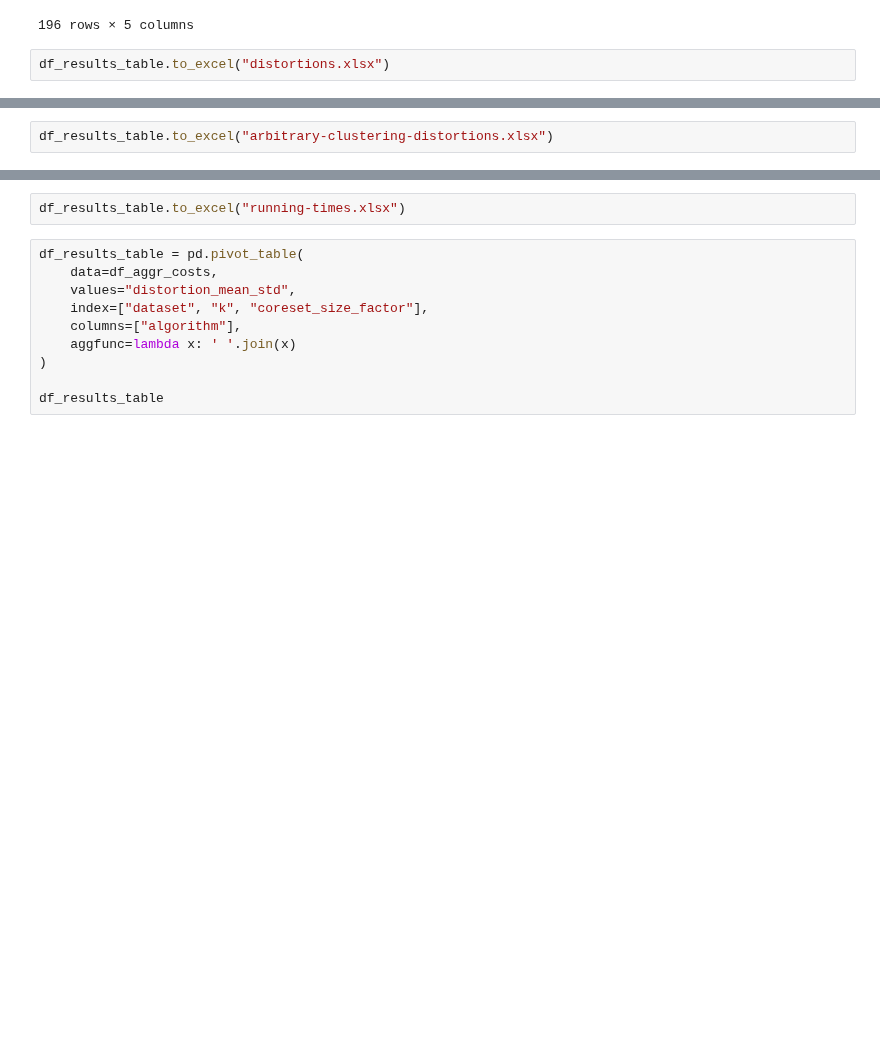
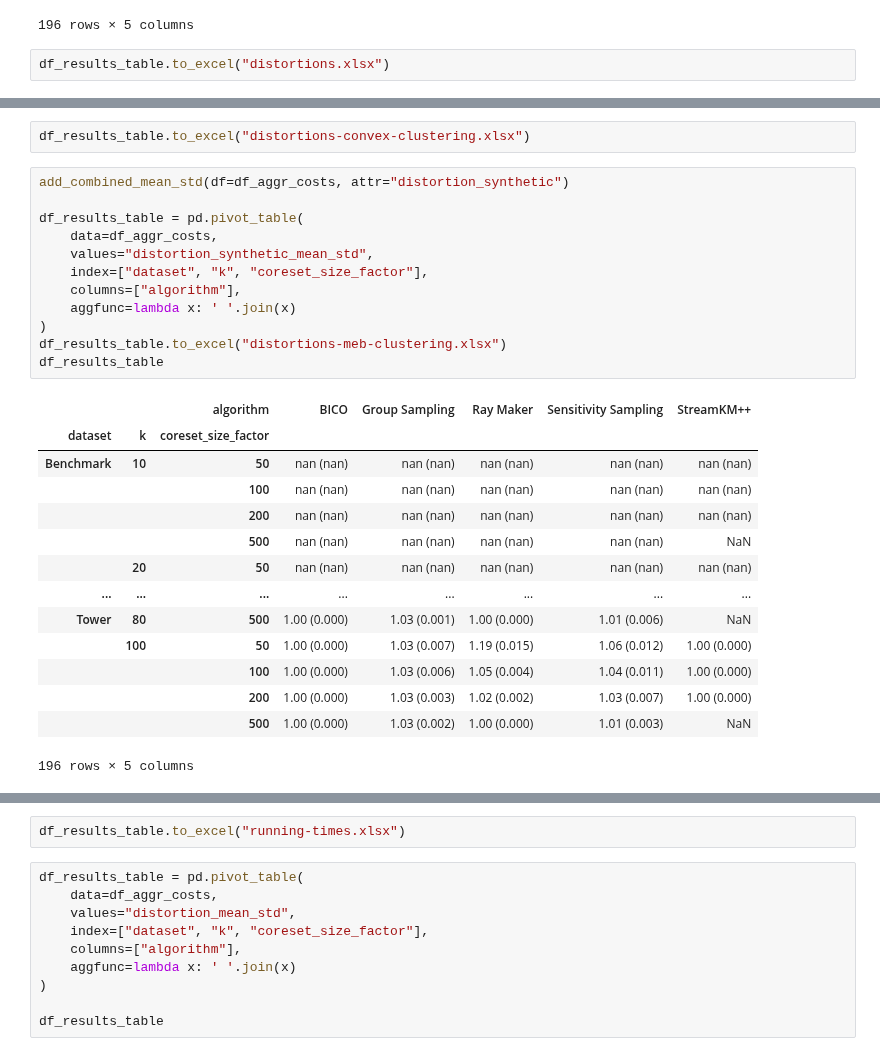
Before and after one commit to sheikhomar/coresets-bench, a Jupyter notebook: pynb/27-updated-results.ipynb, the cells around one changed output, grey strips where cells are left out. Drawn from its saved outputs; the diff is of its cells as text; blank space fills up the shorter version.

Commit message:
Updated results.

```diff
--- a/pynb/27-updated-results.ipynb
+++ b/pynb/27-updated-results.ipynb
@@ -299,6 +311,33 @@ df_results_table
 196 rows × 5 columns
 # %%
-df_results_table.to_excel("arbitrary-clustering-distortions.xlsx")
+df_results_table.to_excel("distortions-convex-clustering.xlsx")
+# %%
+add_combined_mean_std(df=df_aggr_costs, attr="distortion_synthetic")
+
+df_results_table = pd.pivot_table(
+    data=df_aggr_costs,
+    values="distortion_synthetic_mean_std",
+    index=["dataset", "k", "coreset_size_factor"],
+    columns=["algorithm"],
+    aggfunc=lambda x: ' '.join(x)
+)
+df_results_table.to_excel("distortions-meb-clustering.xlsx")
+df_results_table
+# %% [output]
+|  |  | algorithm | BICO | Group Sampling | Ray Maker | Sensitivity Sampling | StreamKM++ |
+| dataset | k | coreset_size_factor |  |  |  |  |  |
+| Benchmark | 10 | 50 | nan (nan) | nan (nan) | nan (nan) | nan (nan) | nan (nan) |
+|  |  | 100 | nan (nan) | nan (nan) | nan (nan) | nan (nan) | nan (nan) |
+|  |  | 200 | nan (nan) | nan (nan) | nan (nan) | nan (nan) | nan (nan) |
+|  |  | 500 | nan (nan) | nan (nan) | nan (nan) | nan (nan) | NaN |
+|  | 20 | 50 | nan (nan) | nan (nan) | nan (nan) | nan (nan) | nan (nan) |
+| ... | ... | ... | ... | ... | ... | ... | ... |
+| Tower | 80 | 500 | 1.00 (0.000) | 1.03 (0.001) | 1.00 (0.000) | 1.01 (0.006) | NaN |
+|  | 100 | 50 | 1.00 (0.000) | 1.03 (0.007) | 1.19 (0.015) | 1.06 (0.012) | 1.00 (0.000) |
+|  |  | 100 | 1.00 (0.000) | 1.03 (0.006) | 1.05 (0.004) | 1.04 (0.011) | 1.00 (0.000) |
+|  |  | 200 | 1.00 (0.000) | 1.03 (0.003) | 1.02 (0.002) | 1.03 (0.007) | 1.00 (0.000) |
+|  |  | 500 | 1.00 (0.000) | 1.03 (0.002) | 1.00 (0.000) | 1.01 (0.003) | NaN |
+196 rows × 5 columns
 # %%
 add_combined_mean_std(df=df_aggr_costs, attr="running_time")
 
```
Also changed, not shown: parts of 10 cells of this notebook.
